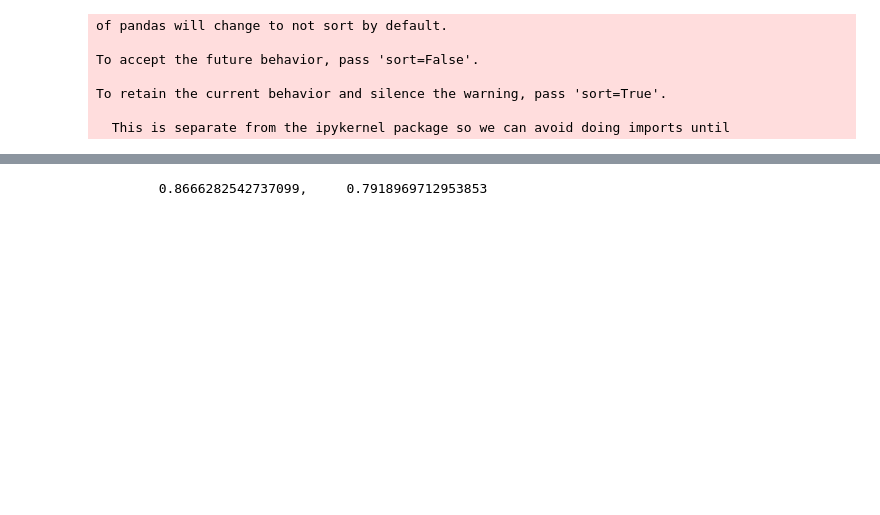
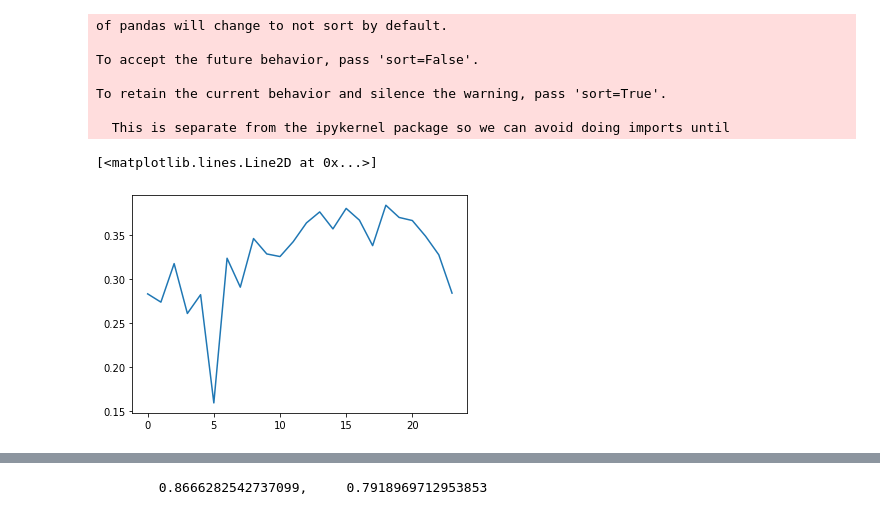
Before and after one commit to matech96/ADA, a Jupyter notebook: ADA nagyhazi feature eneneering.ipynb, the cells around one changed output, grey strips where cells are left out. Drawn from its saved outputs; the diff is of its cells as text; code cells hidden in the pictures; blank space fills up the shorter version.

```diff
--- a/ADA nagyhazi feature eneneering.ipynb
+++ b/ADA nagyhazi feature eneneering.ipynb
@@ -23,6 +23,11 @@ To accept the future behavior, pass 'sort=False'.
 To retain the current behavior and silence the warning, pass 'sort=True'.
 
   This is separate from the ipykernel package so we can avoid doing imports until
+# %%
+alldf['start_time_of_session_day_of_year'] = pd.to_datetime(alldf.start_date_of_session).dt.dayofyear
+alldf['start_weekday_of_session'] = pd.to_datetime(alldf.start_date_of_session).dt.weekday
+alldf['start_time_of_session_hour'] = pd.to_datetime(alldf.start_time_of_session).dt.hour
+alldf['start_time_of_session_early'] = alldf['start_time_of_session_hour'] < 8
 # %%
 alldf = alldf.fillna(0)
 # alldf['lifetime_customer_account'] = alldf['lifetime_customer_account'].replace(-1, 0)
@@ -32,3 +37,8 @@ aggregalando_valtozok.remove(target)
 aggregalando_valtozok.remove('start_date_of_session')
 aggregalando_valtozok.remove('start_time_of_session')
 aggregalando_valtozok.remove('session_id')
+# %%
+plt.plot(alldf.groupby('start_time_of_session_hour',as_index=False).agg({target:'mean'})['TARGET_successful_purchase'])
+# %% [output]
+[<matplotlib.lines.Line2D at 0x...>]
+[figure, added]
```
Also changed, not shown: parts of 14 cells of this notebook, 7 other files.
